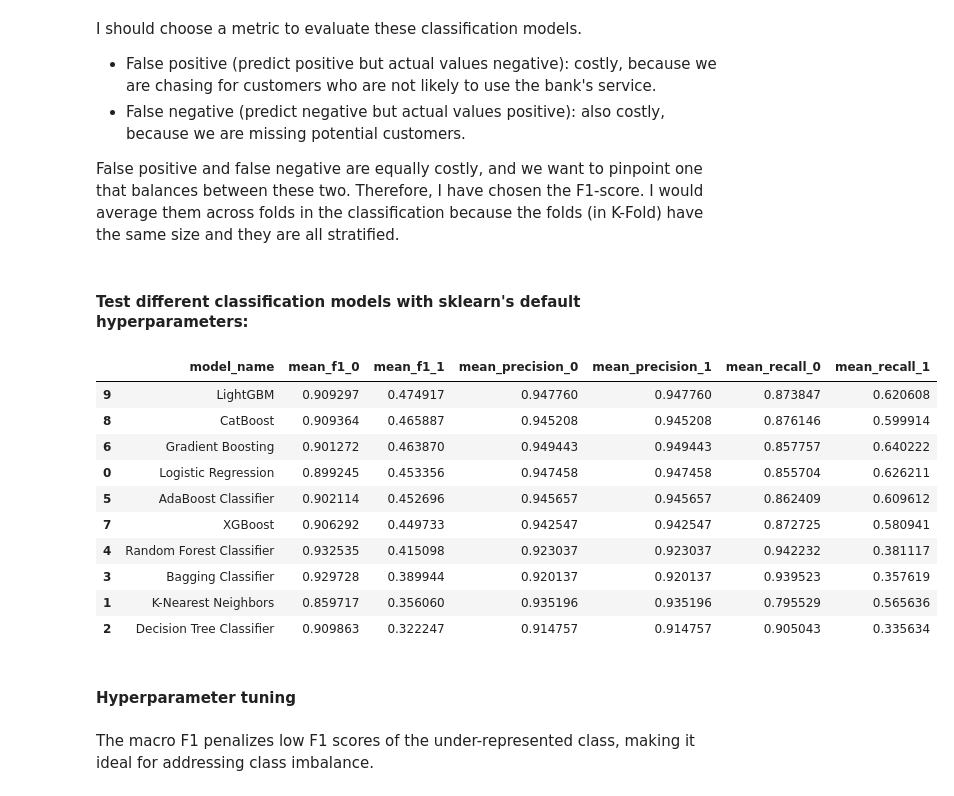
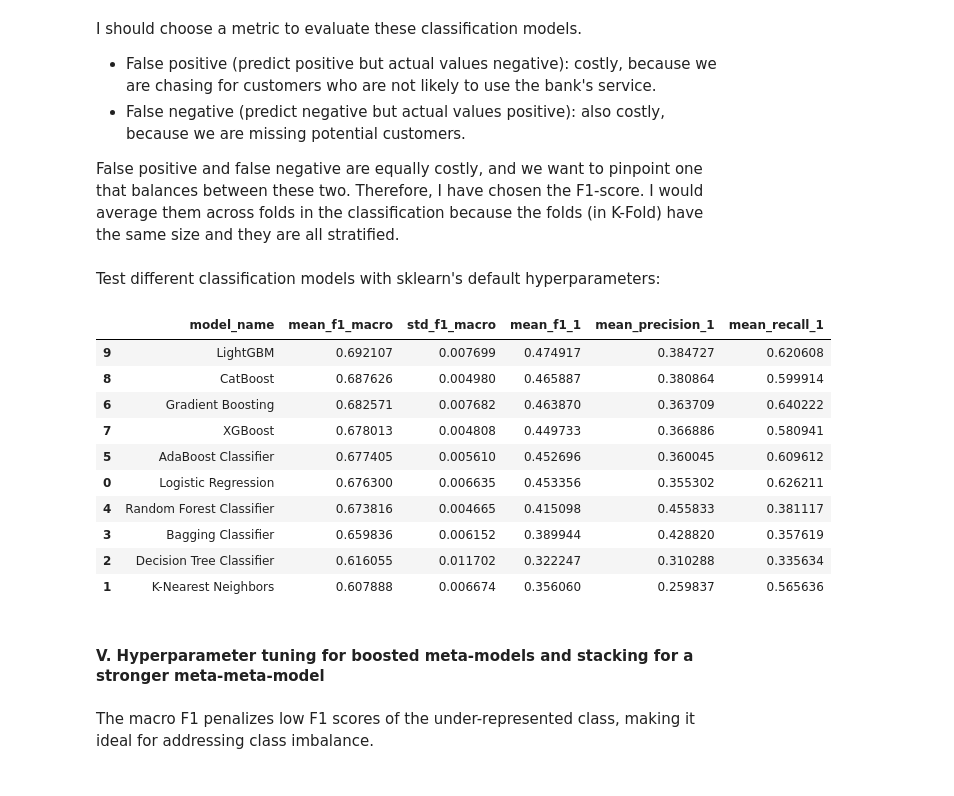
Before and after one commit to thaianle/bank-marketing, a Jupyter notebook: bank-marketing.ipynb, the cells around one changed output. Cells and saved outputs as stored; diff of their text form; code cells hidden in the pictures.

Commit message:
Hyperparameter tuning + edit training function

```diff
--- a/bank-marketing.ipynb
+++ b/bank-marketing.ipynb
@@ -623,12 +624,11 @@ from imblearn.over_sampling import RandomOverSampler
 over_sampler = RandomOverSampler(random_state = my_seed, sampling_strategy = 'minority')
 # %%
 def result_table(model_name, model):
-    precision_0 = []
+
+    f1_macro = []
+    f1_1 = []
     precision_1 = []
-    recall_0 = []
     recall_1 = []
-    f1_0 = []
-    f1_1 = []
 
     # https://stackoverflow.com/questions/48417867/access-to-numbers-in-classification-report-sklearn
 
@@ -652,21 +652,22 @@ def result_table(model_name, model):
         report_dict = classification_report(y_test, y_pred, output_dict = True)
 
         # Add the necessary metrics so that we can calculate the mean later
-        precision_0.append(report_dict['0']['precision'])
+        f1_macro.append(report_dict['macro avg']['f1-score'])
+        f1_1.append(report_dict['1']['f1-score'])
         precision_1.append(report_dict['1']['precision'])
-        recall_0.append(report_dict['0']['recall'])
         recall_1.append(report_dict['1']['recall'])
-        f1_0.append(report_dict['0']['f1-score'])
-        f1_1.append(report_dict['1']['f1-score'])
 
     # Output the results as a pandas DataFrame
-    overall_result = pd.DataFrame({'model_name': [model_name], 'mean_f1_0': [sum(f1_0) / len(f1_0)], 'mean_f1_1': [sum(f1_1) / len(f1_1)],
-                                   'mean_precision_0': [sum(precision_0) / len(precision_0)], 'mean_precision_1': [sum(precision_0) / len(precision_0)],
-                                   'mean_recall_0': [sum(recall_0) / len(recall_0)], 'mean_recall_1': [sum(recall_1) / len(recall_1)]})
+    overall_result = pd.DataFrame({'model_name': [model_name],
+                                   'mean_f1_macro': [statistics.mean(f1_macro)],
+                                   'std_f1_macro': [statistics.stdev(f1_macro)],
+                                   'mean_f1_1': [statistics.mean(f1_1)],
+                                   'mean_precision_1': [statistics.mean(precision_1)],
+                                   'mean_recall_1': [statistics.mean(recall_1)]})
 
     return overall_result
 # %% [markdown]
-#### Test different classification models with sklearn's default hyperparameters:
+Test different classification models with sklearn's default hyperparameters:
 # %%
 import re
 import warnings
@@ -674,29 +675,29 @@ warnings.filterwarnings(action = 'ignore', message = r'^X does not have valid fe
 # %%
 model_list = [('Logistic Regression', LogisticRegression(random_state = my_seed)),
               ('K-Nearest Neighbors', KNeighborsClassifier()), # this model has no random_state
               ('Decision Tree Classifier', DecisionTreeClassifier(random_state = my_seed)),
               ('Bagging Classifier', BaggingClassifier(random_state = my_seed)),
               ('Random Forest Classifier', RandomForestClassifier(random_state = my_seed)),
               ('AdaBoost Classifier', AdaBoostClassifier(random_state = my_seed)),
               ('Gradient Boosting', GradientBoostingClassifier(random_state = my_seed)),
               ('XGBoost', xgb.XGBClassifier(random_state = my_seed)),
               ('CatBoost', CatBoostClassifier(random_state = my_seed, verbose = False)), # suppress CatBoost updates on its learning process
               ('LightGBM', lgb.LGBMClassifier(random_state = my_seed, verbose = -1))] # suppress LightGBM updates on its learning process
 
 entire_results = pd.concat([result_table(model_name, model) for model_name, model in model_list], ignore_index = True)
-entire_results = entire_results.sort_values('mean_f1_1', ascending = False)
+entire_results = entire_results.sort_values(['mean_f1_macro', 'std_f1_macro'], ascending = [False, True])
 entire_results
 # %% [output]
-|  | model_name | mean_f1_0 | mean_f1_1 | mean_precision_0 | mean_precision_1 | mean_recall_0 | mean_recall_1 |
-| 9 | LightGBM | 0.909297 | 0.474917 | 0.947760 | 0.947760 | 0.873847 | 0.620608 |
-| 8 | CatBoost | 0.909364 | 0.465887 | 0.945208 | 0.945208 | 0.876146 | 0.599914 |
-| 6 | Gradient Boosting | 0.901272 | 0.463870 | 0.949443 | 0.949443 | 0.857757 | 0.640222 |
-| 0 | Logistic Regression | 0.899245 | 0.453356 | 0.947458 | 0.947458 | 0.855704 | 0.626211 |
-| 5 | AdaBoost Classifier | 0.902114 | 0.452696 | 0.945657 | 0.945657 | 0.862409 | 0.609612 |
-| 7 | XGBoost | 0.906292 | 0.449733 | 0.942547 | 0.942547 | 0.872725 | 0.580941 |
-| 4 | Random Forest Classifier | 0.932535 | 0.415098 | 0.923037 | 0.923037 | 0.942232 | 0.381117 |
-| 3 | Bagging Classifier | 0.929728 | 0.389944 | 0.920137 | 0.920137 | 0.939523 | 0.357619 |
-| 1 | K-Nearest Neighbors | 0.859717 | 0.356060 | 0.935196 | 0.935196 | 0.795529 | 0.565636 |
-| 2 | Decision Tree Classifier | 0.909863 | 0.322247 | 0.914757 | 0.914757 | 0.905043 | 0.335634 |
+|  | model_name | mean_f1_macro | std_f1_macro | mean_f1_1 | mean_precision_1 | mean_recall_1 |
+| 9 | LightGBM | 0.692107 | 0.007699 | 0.474917 | 0.384727 | 0.620608 |
+| 8 | CatBoost | 0.687626 | 0.004980 | 0.465887 | 0.380864 | 0.599914 |
+| 6 | Gradient Boosting | 0.682571 | 0.007682 | 0.463870 | 0.363709 | 0.640222 |
+| 7 | XGBoost | 0.678013 | 0.004808 | 0.449733 | 0.366886 | 0.580941 |
+| 5 | AdaBoost Classifier | 0.677405 | 0.005610 | 0.452696 | 0.360045 | 0.609612 |
+| 0 | Logistic Regression | 0.676300 | 0.006635 | 0.453356 | 0.355302 | 0.626211 |
+| 4 | Random Forest Classifier | 0.673816 | 0.004665 | 0.415098 | 0.455833 | 0.381117 |
+| 3 | Bagging Classifier | 0.659836 | 0.006152 | 0.389944 | 0.428820 | 0.357619 |
+| 2 | Decision Tree Classifier | 0.616055 | 0.011702 | 0.322247 | 0.310288 | 0.335634 |
+| 1 | K-Nearest Neighbors | 0.607888 | 0.006674 | 0.356060 | 0.259837 | 0.565636 |
 # %% [markdown]
-#### Hyperparameter tuning
+#### V. Hyperparameter tuning for boosted meta-models and stacking for a stronger meta-meta-model
```
Also changed, not shown: parts of 13 cells of this notebook, 3 other files.
